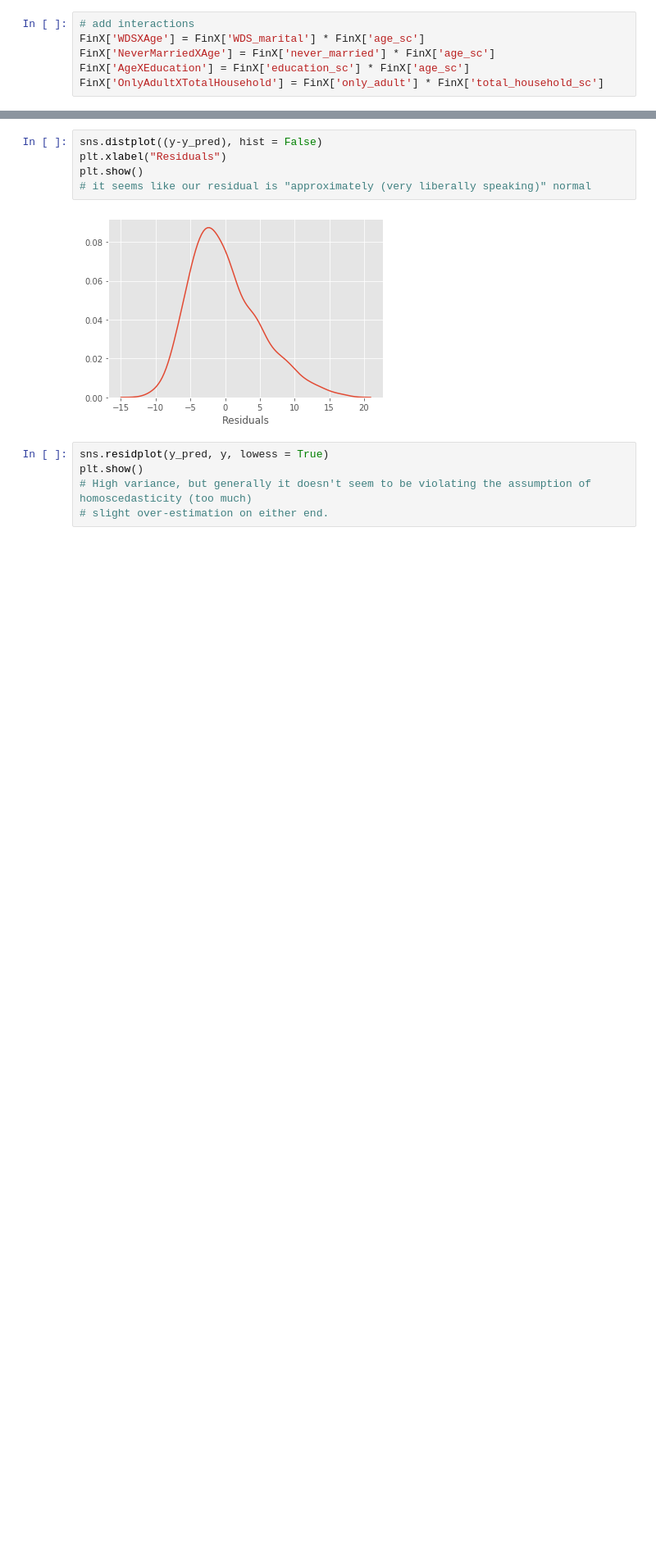
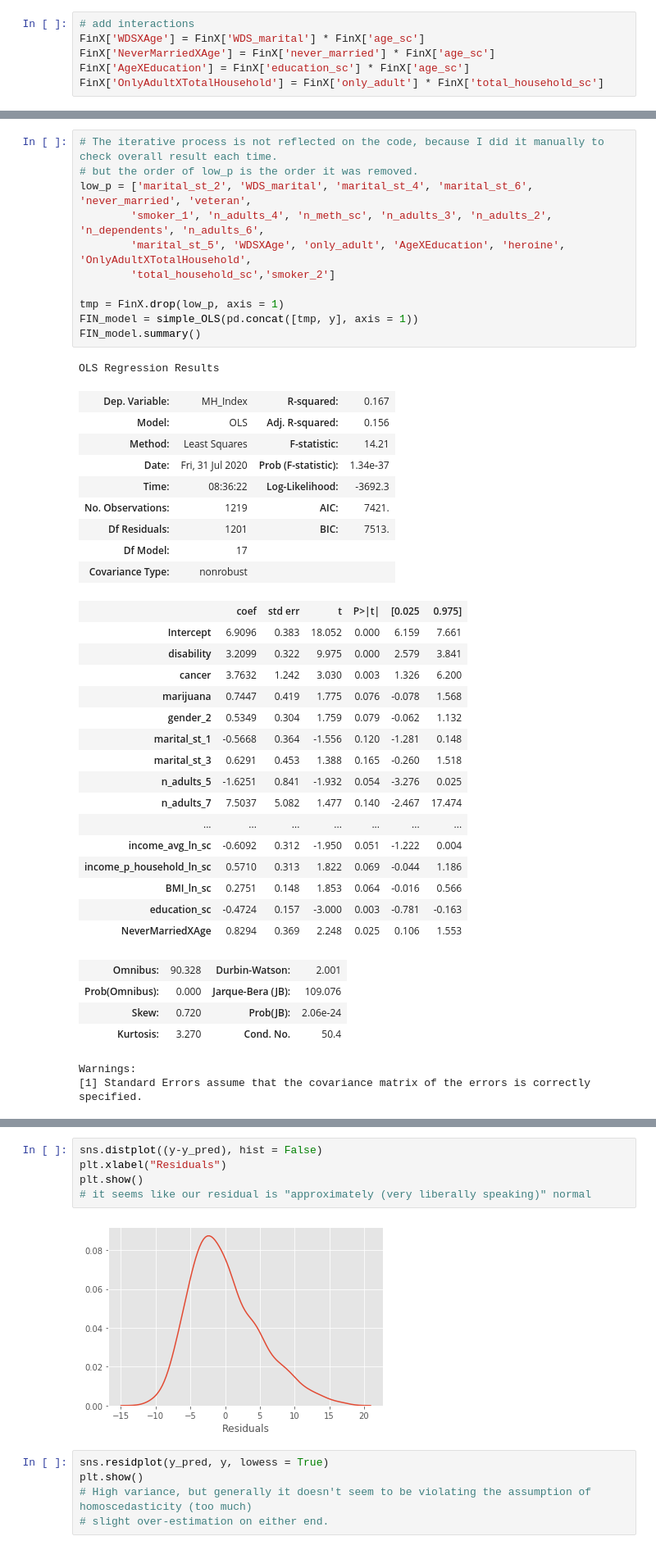
Before and after one commit to stereopickle/mental_health_index, a Jupyter notebook: 001.Linear_Regression_NHANES_data.ipynb, the cells around one changed output, grey strips where cells are left out. Shown at 82% size. Cells and saved outputs as stored; diff of their text form; blank space fills up the shorter version.

Commit message:
updated final model and description

```diff
--- a/001.Linear_Regression_NHANES_data.ipynb
+++ b/001.Linear_Regression_NHANES_data.ipynb
@@ -1367,2 +1372,46 @@ fin_model = simple_OLS(pd.concat([FinX, y], axis = 1))
+# %%
+# The iterative process is not reflected on the code, because I did it manually to check overall result each time.
+# but the order of low_p is the order it was removed.
+low_p = ['marital_st_2', 'WDS_marital', 'marital_st_4', 'marital_st_6', 'never_married', 'veteran',
+        'smoker_1', 'n_adults_4', 'n_meth_sc', 'n_adults_3', 'n_adults_2', 'n_dependents', 'n_adults_6',
+        'marital_st_5', 'WDSXAge', 'only_adult', 'AgeXEducation', 'heroine', 'OnlyAdultXTotalHousehold',
+        'total_household_sc','smoker_2']
+
+tmp = FinX.drop(low_p, axis = 1)
+FIN_model = simple_OLS(pd.concat([tmp, y], axis = 1))
+FIN_model.summary()
+# %% [output]
+OLS Regression Results
+| Dep. Variable: | MH_Index | R-squared: | 0.167 |
+| Model: | OLS | Adj. R-squared: | 0.156 |
+| Method: | Least Squares | F-statistic: | 14.21 |
+| Date: | Fri, 31 Jul 2020 | Prob (F-statistic): | 1.34e-37 |
+| Time: | 08:36:22 | Log-Likelihood: | -3692.3 |
+| No. Observations: | 1219 | AIC: | 7421. |
+| Df Residuals: | 1201 | BIC: | 7513. |
+| Df Model: | 17 |  |  |
+| Covariance Type: | nonrobust |  |  |
+|  | coef | std err | t | P>|t| | [0.025 | 0.975] |
+| Intercept | 6.9096 | 0.383 | 18.052 | 0.000 | 6.159 | 7.661 |
+| disability | 3.2099 | 0.322 | 9.975 | 0.000 | 2.579 | 3.841 |
+| cancer | 3.7632 | 1.242 | 3.030 | 0.003 | 1.326 | 6.200 |
+| marijuana | 0.7447 | 0.419 | 1.775 | 0.076 | -0.078 | 1.568 |
+| gender_2 | 0.5349 | 0.304 | 1.759 | 0.079 | -0.062 | 1.132 |
+| marital_st_1 | -0.5668 | 0.364 | -1.556 | 0.120 | -1.281 | 0.148 |
+| marital_st_3 | 0.6291 | 0.453 | 1.388 | 0.165 | -0.260 | 1.518 |
+| n_adults_5 | -1.6251 | 0.841 | -1.932 | 0.054 | -3.276 | 0.025 |
+| n_adults_7 | 7.5037 | 5.082 | 1.477 | 0.140 | -2.467 | 17.474 |
+| ... | ... | ... | ... | ... | ... | ... |
+| income_avg_ln_sc | -0.6092 | 0.312 | -1.950 | 0.051 | -1.222 | 0.004 |
+| income_p_household_ln_sc | 0.5710 | 0.313 | 1.822 | 0.069 | -0.044 | 1.186 |
+| BMI_ln_sc | 0.2751 | 0.148 | 1.853 | 0.064 | -0.016 | 0.566 |
+| education_sc | -0.4724 | 0.157 | -3.000 | 0.003 | -0.781 | -0.163 |
+| NeverMarriedXAge | 0.8294 | 0.369 | 2.248 | 0.025 | 0.106 | 1.553 |
+| Omnibus: | 90.328 | Durbin-Watson: | 2.001 |
+| Prob(Omnibus): | 0.000 | Jarque-Bera (JB): | 109.076 |
+| Skew: | 0.720 | Prob(JB): | 2.06e-24 |
+| Kurtosis: | 3.270 | Cond. No. | 50.4 |
+Warnings:
+[1] Standard Errors assume that the covariance matrix of the errors is correctly specified.
 # %% [markdown]
 ### Assumptions of Linear Regression
```
Also changed, not shown: parts of 12 cells of this notebook, 2 other files.
